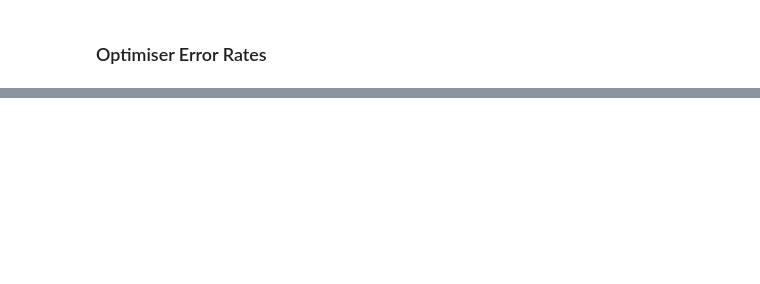
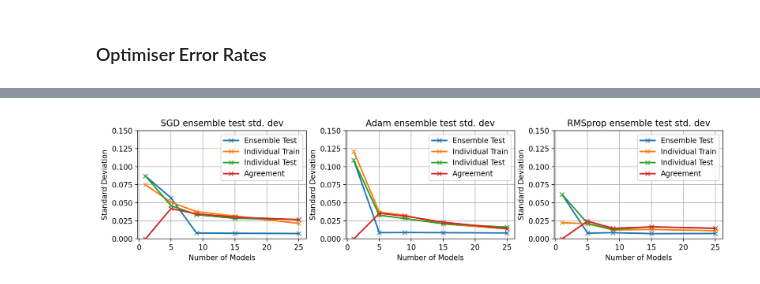
Before and after one commit to Sarsoo/SLP-Training, a Jupyter notebook: nncw.ipynb, the cells around one changed output, grey strips where cells are left out. Drawn from its saved outputs; the diff is of its cells as text; code cells hidden in the pictures; blank space fills up the shorter version.

```diff
--- a/nncw.ipynb
+++ b/nncw.ipynb
@@ -1221,0 +1275,26 @@ plt.show()
+# %%
+# fig = plt.figure(figsize=(5, 4))
+# fig = plt.figure()
+# fig.set_dpi(fig_dpi)
+
+fig, axes = plt.subplots(1, 3, figsize=(12, 3))
+fig.set_dpi(fig_dpi)
+
+for idx, ((optimiser_name, tensors_dict), ax) in enumerate(zip(optim_tensors.items(), axes.flatten())):
+    ax.plot(multi_optim_models, tensors_dict["std"][0, :], 'x-', label='Ensemble Test', lw=2)
+    ax.plot(multi_optim_models, tensors_dict["std"][1, :], 'x-', label='Individual Train', lw=2)
+    ax.plot(multi_optim_models, tensors_dict["std"][2, :], 'x-', label='Individual Test', lw=2)
+    ax.plot(multi_optim_models, tensors_dict["std"][3, :], 'x-', label='Agreement', lw=2)
+
+    ax.legend()
+    ax.grid()
+    ax.set_title(f"{optimiser_name} ensemble test std. dev")
+    ax.set_xlabel("Number of Models")
+    ax.set_ylabel("Standard Deviation")
+    ax.set_ylim(0, 0.15)
+
+plt.tight_layout()
+# plt.savefig(f'graphs/{exp3_testname}-errors-rate-std.png')
+plt.show()
+# %% [output]
+[figure, added]
```
Also changed, not shown: parts of 19 cells of this notebook, 17 other files.
